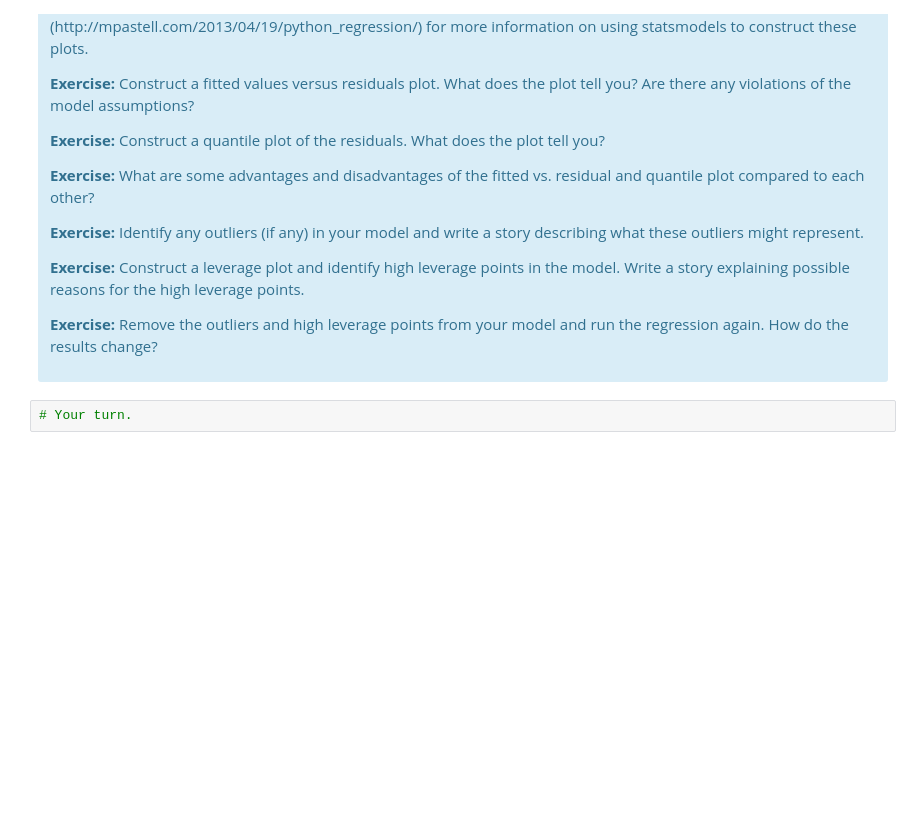
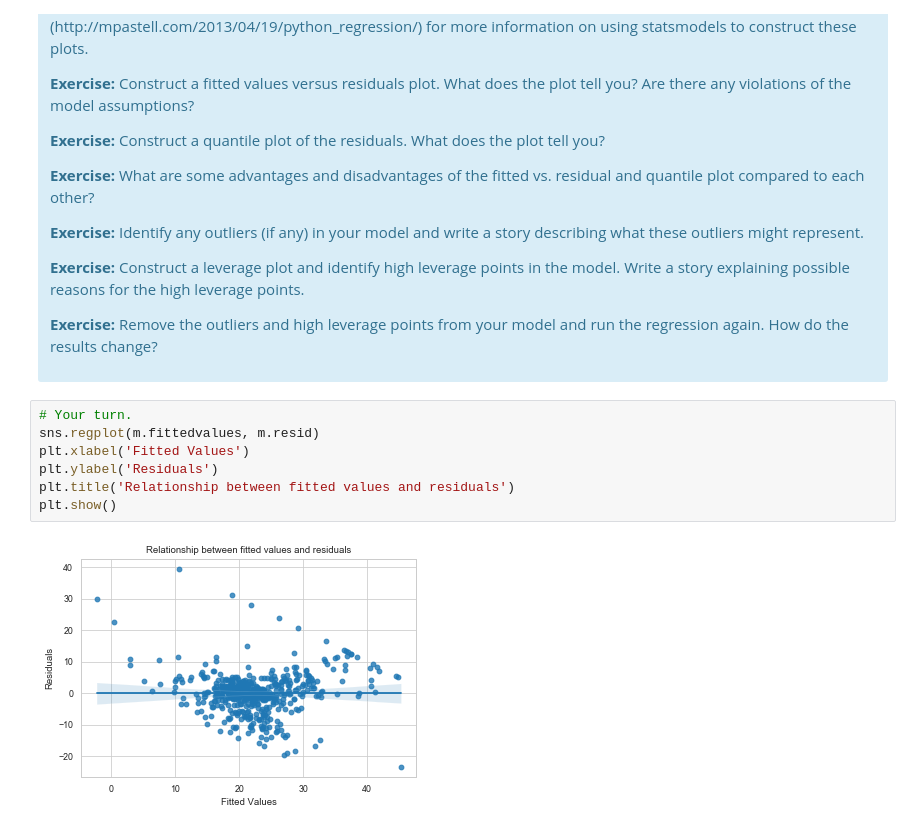
Before and after one commit to gdhakal/ml-projects-portfolio, a Jupyter notebook: linear-regression/Mini_Project_Linear_Regression.ipynb, the cells around one changed output. Cells and saved outputs as stored; diff of their text form; blank space fills up the shorter version.

```diff
--- a/linear-regression/Mini_Project_Linear_Regression.ipynb
+++ b/linear-regression/Mini_Project_Linear_Regression.ipynb
@@ -900,5 +948,12 @@ There are some other issues that are important investigate with linear regressio
 
 <p><b>Exercise:</b> Remove the outliers and high leverage points from your model and run the regression again. How do the results change?</p>
 </div>
-# %%
-# Your turn.
+# %%
+# Your turn.
+sns.regplot(m.fittedvalues, m.resid)
+plt.xlabel('Fitted Values')
+plt.ylabel('Residuals')
+plt.title('Relationship between fitted values and residuals')
+plt.show()
+# %% [output]
+[figure, added]
```
Also changed, not shown: parts of 20 cells of this notebook.
